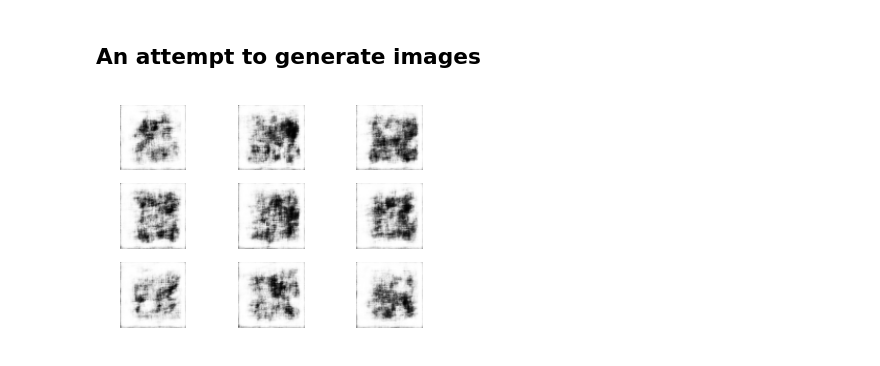
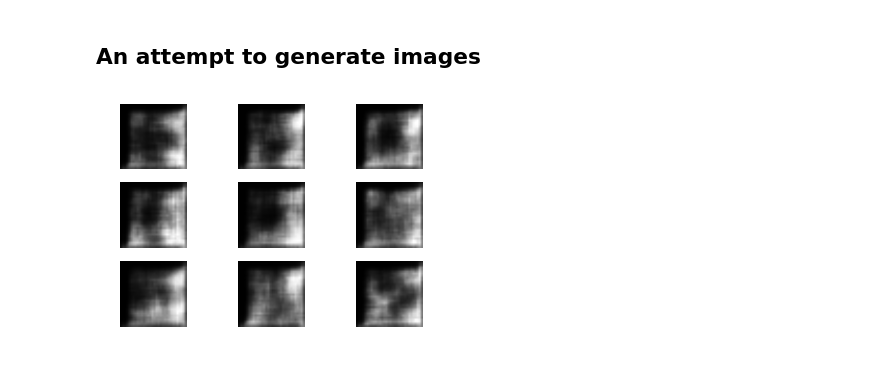
Before and after one commit to robolamp/SleepingCalligrapher, a Jupyter notebook: chars_GAN.ipynb, the cells around one changed output. Cells and saved outputs as stored; diff of their text form; code cells hidden in the pictures.

Commit message:
Issue #4: Downscale, smaller batch norm

```diff
--- a/chars_GAN.ipynb
+++ b/chars_GAN.ipynb
@@ -186,38 +172,23 @@ _________________________________________________________________
 # %%
-disc_depth = 64
-disc_dropout = 0.3
-disc_alpha = 0.3
 discnet = Sequential()
 
 # Input
-discnet.add(Conv2D(disc_depth, 5, strides=2, input_shape=(64, 64, 1),
+discnet.add(Conv2D(disc_depth, 5, strides=2, input_shape=(32, 32, 1),
                    padding='same'))
 discnet.add(LeakyReLU(alpha=gen_alpha))
 discnet.add(Dropout(disc_dropout))
-
-# discnet.add(Conv2D(disc_depth*2, 5, padding='same'))
-# discnet.add(LeakyReLU(alpha=gen_alpha))
 
 discnet.add(Conv2D(disc_depth*2, 5, strides=2, padding='same'))
 discnet.add(LeakyReLU(alpha=gen_alpha))
 discnet.add(Dropout(disc_dropout))
 
-# discnet.add(Conv2D(disc_depth*4, 5, padding='same'))
-# discnet.add(LeakyReLU(alpha=gen_alpha))
-
 discnet.add(Conv2D(disc_depth*4, 5, strides=2, padding='same'))
 discnet.add(LeakyReLU(alpha=gen_alpha))
 discnet.add(Dropout(disc_dropout))
 
-# discnet.add(Conv2D(disc_depth*8, 5, padding='same'))
-# discnet.add(LeakyReLU(alpha=gen_alpha))
-
 discnet.add(Conv2D(disc_depth*8, 5, strides=2, padding='same'))
 discnet.add(LeakyReLU(alpha=gen_alpha))
 discnet.add(Dropout(disc_dropout))
-
-# discnet.add(Conv2D(disc_depth*16, 5, padding='same'))
-# discnet.add(LeakyReLU(alpha=gen_alpha))
 
 discnet.add(Conv2D(disc_depth*16, 5, strides=2, padding='same'))
 discnet.add(LeakyReLU(alpha=gen_alpha))
@@ -252,8 +223,8 @@ _________________________________________________________________
 # %%
 discmodel = Sequential()
 discmodel.add(discnet)
-discmodel.compile(loss='kullback_leibler_divergence',
-                  optimizer=RMSprop(lr=0.0002, clipvalue=1.0, decay=2e-8),
+discmodel.compile(loss='binary_crossentropy',
+                  optimizer=RMSprop(lr=0.0002, clipvalue=1.0, decay=6e-8),
                   metrics=['accuracy'])
 # %% [markdown]
 ## Adversarial model
@@ -261,8 +232,8 @@ discmodel.compile(loss='kullback_leibler_divergence',
 advmodel = Sequential()
 advmodel.add(gennet)
 advmodel.add(discnet)
-advmodel.compile(loss='kullback_leibler_divergence',
-                 optimizer=RMSprop(lr=0.0001, clipvalue=1.0, decay=1e-8),
+advmodel.compile(loss='binary_crossentropy',
+                 optimizer=RMSprop(lr=0.0001, clipvalue=1.0, decay=3e-8),
                  metrics=['accuracy'])
 # %% [markdown]
 ## Training
@@ -270,8 +241,8 @@ advmodel.compile(loss='kullback_leibler_divergence',
 disc_losses = {"loss": [], "acc": []}
 adv_losses = {"loss": [], "acc": []}
 # %%
-batch_size = 128
-train_iters = 5000
+batch_size = 256
+train_iters = 500
 stop_loss = 7.0
 
 log_i = 0
@@ -350,12 +320,12 @@ plt.grid()
 # %%
 noise = np.random.uniform(-1.0, 1.0, size=[10, gen_noise_dim])
 fake_images = gennet.predict(noise)
 
 
 for i in range(9):
     plt.subplot(330 + 1 + i)
-    plt.imshow(fake_images[i].reshape(64, 64), cmap=plt.get_cmap('gray'))
+    plt.imshow(fake_images[i].reshape(32, 32), cmap=plt.get_cmap('gray'))
     plt.axis('off')
 plt.show()
 # %% [output]
-[figure, old version]
+[figure, new version]
```
Also changed, not shown: parts of 12 cells of this notebook.
